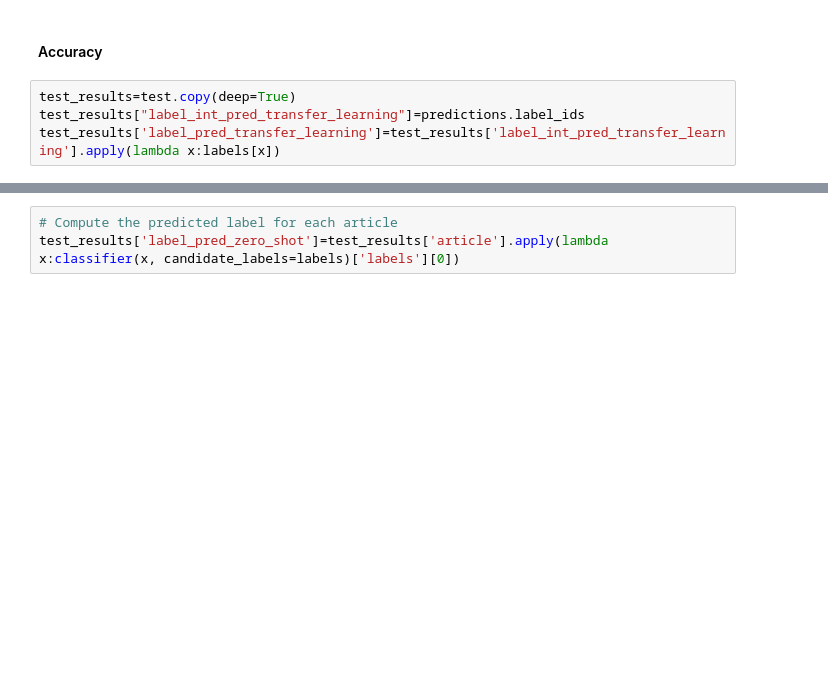
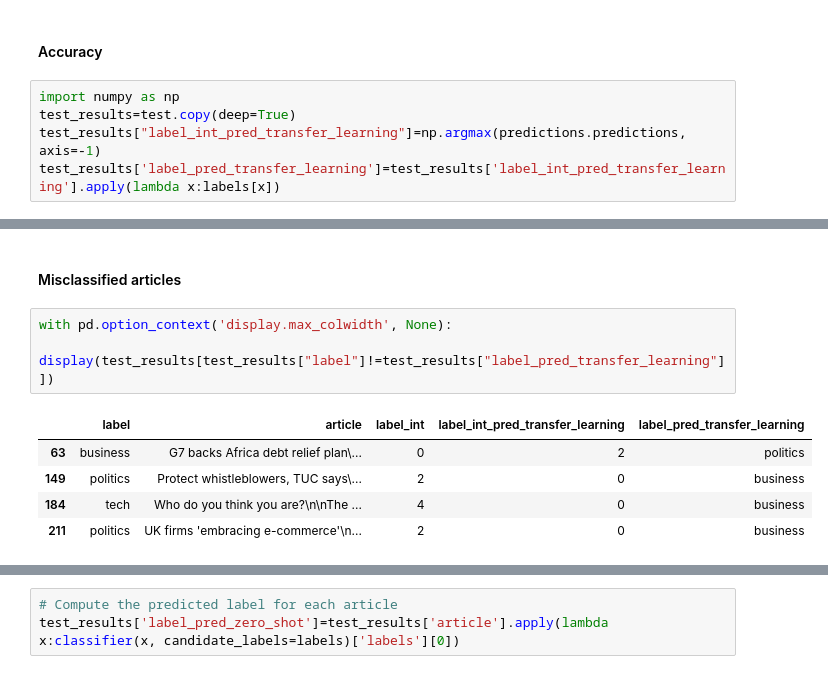
Before and after one commit to datatrigger/nlp_hugging_face, a Jupyter notebook: bbc_news.ipynb, the cells around one changed output, grey strips where cells are left out. Drawn from its saved outputs; the diff is of its cells as text; blank space fills up the shorter version.

```diff
--- a/bbc_news.ipynb
+++ b/bbc_news.ipynb
@@ -234,6 +260,7 @@ predictions=trainer.predict(test_dataset)
 # %% [markdown]
 #### Accuracy
 # %%
+import numpy as np
 test_results=test.copy(deep=True)
-test_results["label_int_pred_transfer_learning"]=predictions.label_ids
+test_results["label_int_pred_transfer_learning"]=np.argmax(predictions.predictions, axis=-1)
 test_results['label_pred_transfer_learning']=test_results['label_int_pred_transfer_learning'].apply(lambda x:labels[x])
@@ -243,0 +272,11 @@ test_results[test_results["label"]!=test_results["label_pred_transfer_learning"]
+# %% [markdown]
+#### Misclassified articles
+# %%
+with pd.option_context('display.max_colwidth', None):
+    display(test_results[test_results["label"]!=test_results["label_pred_transfer_learning"]])
+# %% [output]
+|  | label | article | label_int | label_int_pred_transfer_learning | label_pred_transfer_learning |
+| 63 | business | G7 backs Africa debt relief plan\... | 0 | 2 | politics |
+| 149 | politics | Protect whistleblowers, TUC says\... | 2 | 0 | business |
+| 184 | tech | Who do you think you are?\n\nThe ... | 4 | 0 | business |
+| 211 | politics | UK firms 'embracing e-commerce'\n... | 2 | 0 | business |
```
Also changed, not shown: parts of 20 cells of this notebook, 1 other file.
